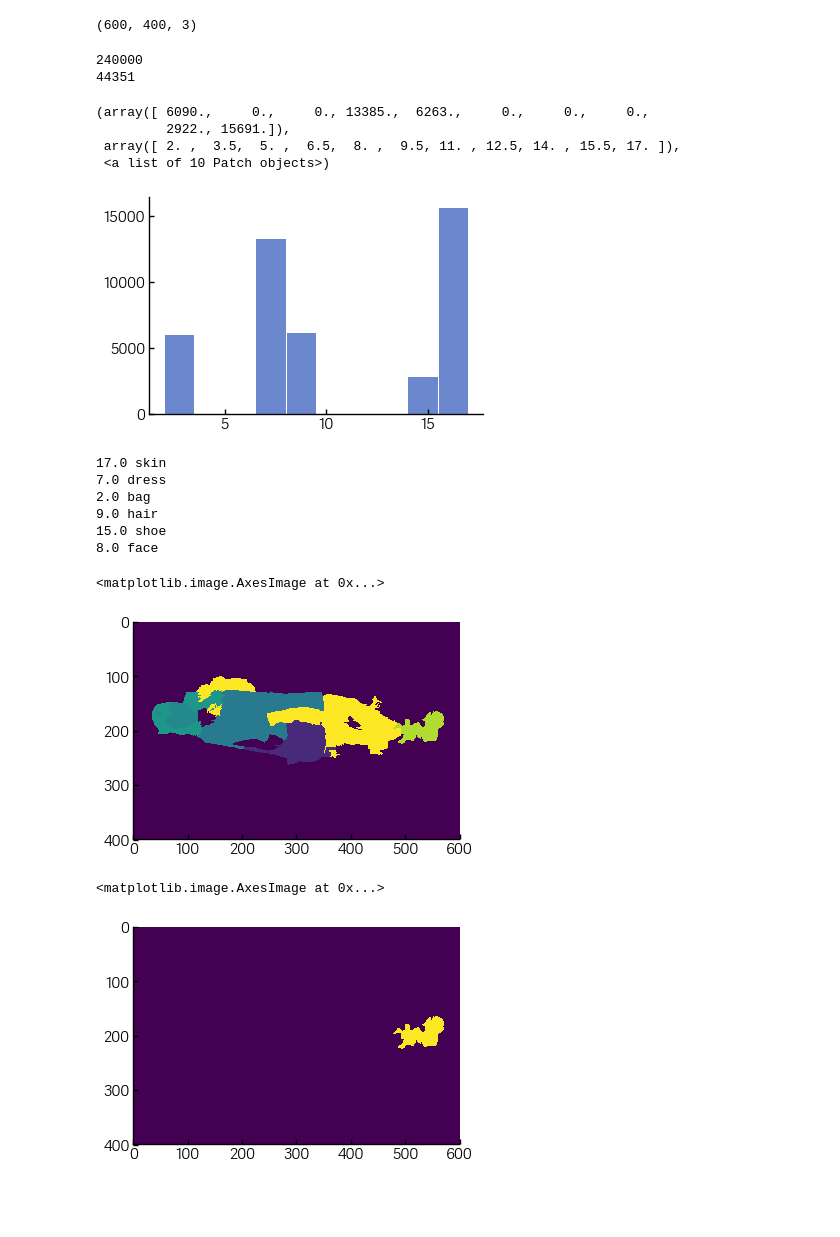
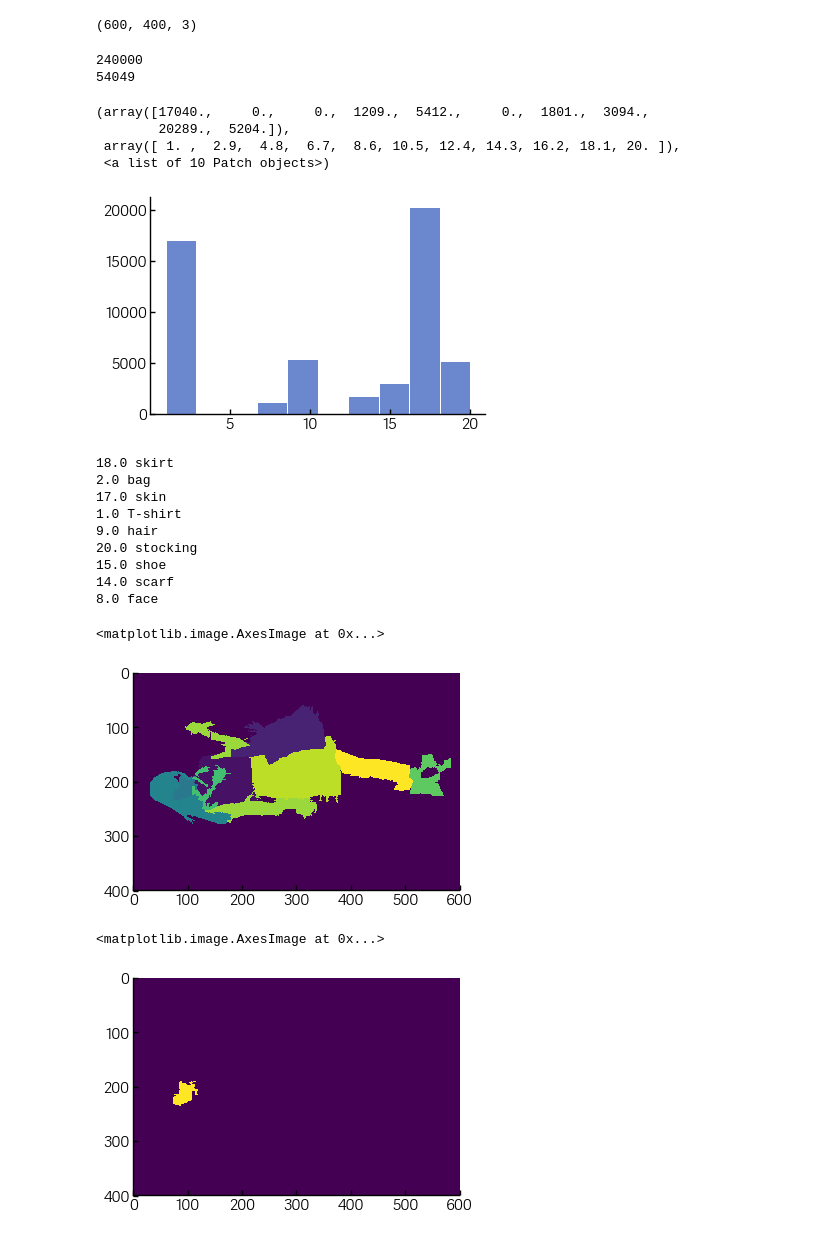
Before and after one commit to lisamnash/imaterialist_challenge_kaggle, a Jupyter notebook: notebooks/fashiondataset.ipynb, the cells around one changed output. Cells and saved outputs as stored; diff of their text form; code cells hidden in the pictures; blank space fills up the shorter version.

```diff
--- a/notebooks/fashiondataset.ipynb
+++ b/notebooks/fashiondataset.ipynb
@@ -50,8 +48,8 @@ print(f[all_category_name[0]].value)
 # %%
-seg_data = f.get('#refs#').get('0Q').get('segmentation').value
-color_label = f.get('#refs#').get('0Q').get('color_label').value[0]
-category_label = f.get('#refs#').get('0Q').get('category_label').value[0]
-img_numbers = f.get('#refs#').get('0Q').get('img_name').value
+seg_data = f.get('#refs#').get('2z').get('segmentation').value
+color_label = f.get('#refs#').get('2z').get('color_label').value[0]
+category_label = f.get('#refs#').get('2z').get('category_label').value[0]
+img_numbers = f.get('#refs#').get('2z').get('img_name').value
 shape = np.shape(seg_data)
 
 image_name = ''
@@ -140,12 +140,12 @@ print(len(nonzero))
 plt.hist(nonzero)
 # %% [output]
 240000
-44351
+54049
-(array([ 6090.,     0.,     0., 13385.,  6263.,     0.,     0.,     0.,
-         2922., 15691.]),
- array([ 2. ,  3.5,  5. ,  6.5,  8. ,  9.5, 11. , 12.5, 14. , 15.5, 17. ]),
+(array([17040.,     0.,     0.,  1209.,  5412.,     0.,  1801.,  3094.,
+        20289.,  5204.]),
+ array([ 1. ,  2.9,  4.8,  6.7,  8.6, 10.5, 12.4, 14.3, 16.2, 18.1, 20. ]),
  <a list of 10 Patch objects>)
-[figure, old version]
+[figure, new version]
 # %%
 import pandas as pd
 vcs = pd.Series(nonzero).value_counts()
@@ -153,21 +153,24 @@ types = vcs.index.values
 for ty in types:
     print(ty, labels[int(ty)])
 # %% [output]
+18.0 skirt
+2.0 bag
 17.0 skin
-7.0 dress
-2.0 bag
+1.0 T-shirt
 9.0 hair
+20.0 stocking
 15.0 shoe
+14.0 scarf
 8.0 face
 # %%
 plt.imshow(new_label_image)
 # %% [output]
 <matplotlib.image.AxesImage at 0x...>
-[figure, old version]
+[figure, new version]
 # %%
 test = new_label_image.copy()
-test[test != 15] = 0
+test[test != 8] = 0
 plt.imshow(test)
 # %% [output]
 <matplotlib.image.AxesImage at 0x...>
-[figure, old version]
+[figure, new version]
```
Also changed, not shown: parts of 4 cells of this notebook.
